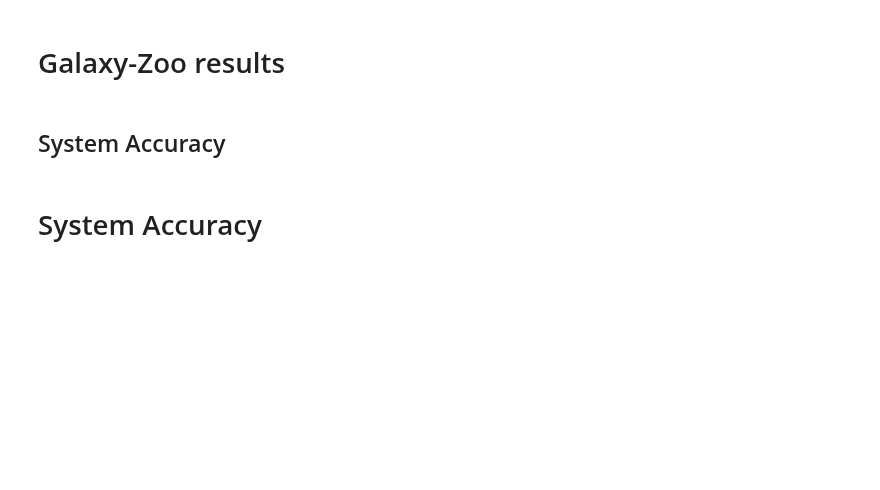
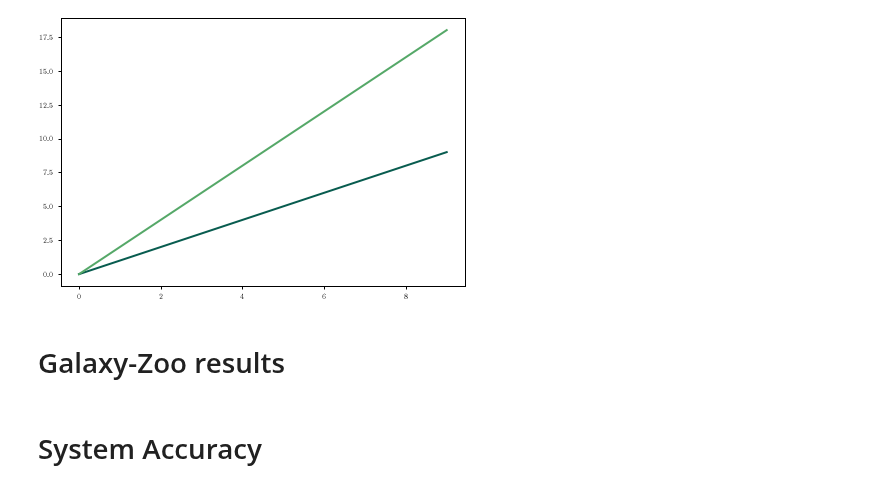
Before and after one commit to rajevv/Multi_L2D, a Jupyter notebook: Galaxy-Zoo/GalaxyZooRebuttal.ipynb, the cells around one changed output. Cells and saved outputs as stored; diff of their text form; code cells hidden in the pictures; blank space fills up the shorter version.

```diff
--- a/Galaxy-Zoo/GalaxyZooRebuttal.ipynb
+++ b/Galaxy-Zoo/GalaxyZooRebuttal.ipynb
@@ -63,10 +67,16 @@ best_expert_args = {"color": cmap[4],
                     "marker": "o",
                     "markersize": marker_size,
                     "linestyle":(0, (5, 1))}
+# %%
+
+x = np.arange(10)
+y = np.arange(10)
+p = plt.plot(x,y, color=(cmap[2][0]-0.3, cmap[2][1]-0.3, cmap[2][2]-0.1))
+p = plt.plot(x,y*2, color=cmap[2])
+# %% [output]
+[figure, added]
 # %% [markdown]
 # Galaxy-Zoo results
-# %% [markdown]
-## System Accuracy
 # %%
 exp_list = np.arange(2, 11)
 
```
Also changed, not shown: parts of 20 cells of this notebook.
